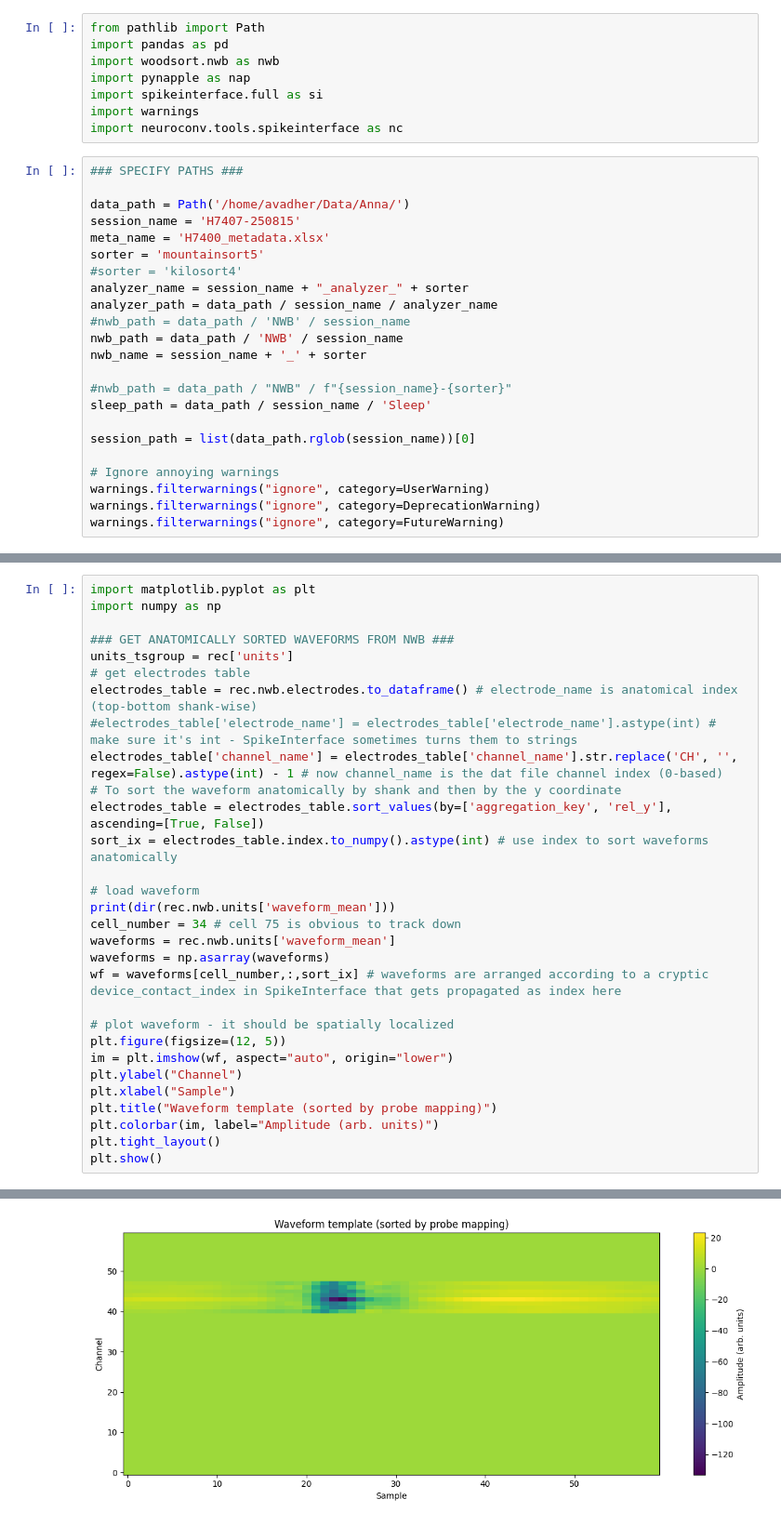
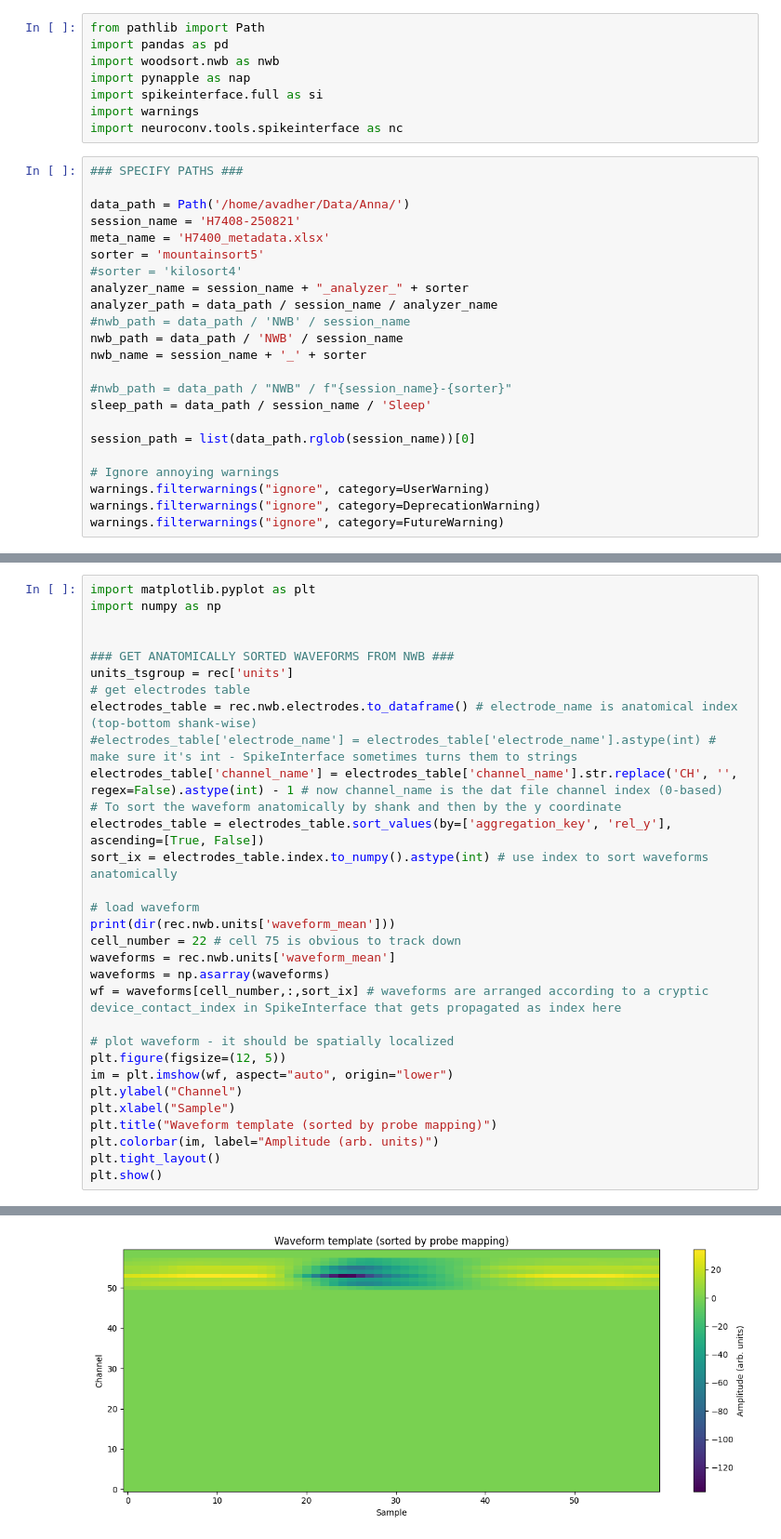
Before and after one commit to Wood-Dudchenko-lab/woodsort, a Jupyter notebook: pipelines_nwb/NWB_H7400.ipynb, the cells around one changed output, grey strips where cells are left out. Shown at 93% size. Drawn from its saved outputs; the diff is of its cells as text.

```diff
--- a/pipelines_nwb/NWB_H7400.ipynb
+++ b/pipelines_nwb/NWB_H7400.ipynb
@@ -10,7 +10,7 @@ import neuroconv.tools.spikeinterface as nc
 ### SPECIFY PATHS ###
 
 data_path = Path('/home/avadher/Data/Anna/')
-session_name = 'H7407-250815'
+session_name = 'H7408-250821'
 meta_name = 'H7400_metadata.xlsx'
 sorter = 'mountainsort5'
 #sorter = 'kilosort4'
@@ -117,36 +112,37 @@ id
 # %%
 import matplotlib.pyplot as plt
 import numpy as np
+
 
 ### GET ANATOMICALLY SORTED WAVEFORMS FROM NWB ###
 units_tsgroup = rec['units']
 # get electrodes table
 electrodes_table = rec.nwb.electrodes.to_dataframe() # electrode_name is anatomical index (top-bottom shank-wise)
 #electrodes_table['electrode_name'] = electrodes_table['electrode_name'].astype(int) # make sure it's int - SpikeInterface sometimes turns them to strings
 electrodes_table['channel_name'] = electrodes_table['channel_name'].str.replace('CH', '', regex=False).astype(int) - 1 # now channel_name is the dat file channel index (0-based)
 # To sort the waveform anatomically by shank and then by the y coordinate
 electrodes_table = electrodes_table.sort_values(by=['aggregation_key', 'rel_y'], ascending=[True, False])
 sort_ix = electrodes_table.index.to_numpy().astype(int) # use index to sort waveforms anatomically
 
 # load waveform
 print(dir(rec.nwb.units['waveform_mean']))
-cell_number = 34 # cell 75 is obvious to track down
+cell_number = 22 # cell 75 is obvious to track down
 waveforms = rec.nwb.units['waveform_mean']
 waveforms = np.asarray(waveforms)
 wf = waveforms[cell_number,:,sort_ix] # waveforms are arranged according to a cryptic device_contact_index in SpikeInterface that gets propagated as index here
 
 # plot waveform - it should be spatially localized
 plt.figure(figsize=(12, 5))
 im = plt.imshow(wf, aspect="auto", origin="lower")
 plt.ylabel("Channel")
 plt.xlabel("Sample")
 plt.title("Waveform template (sorted by probe mapping)")
 plt.colorbar(im, label="Amplitude (arb. units)")
 plt.tight_layout()
 plt.show()
 # %% [output]
 ['_AbstractContainer__children', '_AbstractContainer__container_source', '_AbstractContainer__field_values', '_AbstractContainer__fieldsconf', '_AbstractContainer__gather_fields', '_AbstractContainer_ ...
-[figure, old version]
+[figure, new version]
 # %%
 rec['units']
 # %% [output]
```
Also changed, not shown: parts of 3 cells of this notebook, 4 other files.
